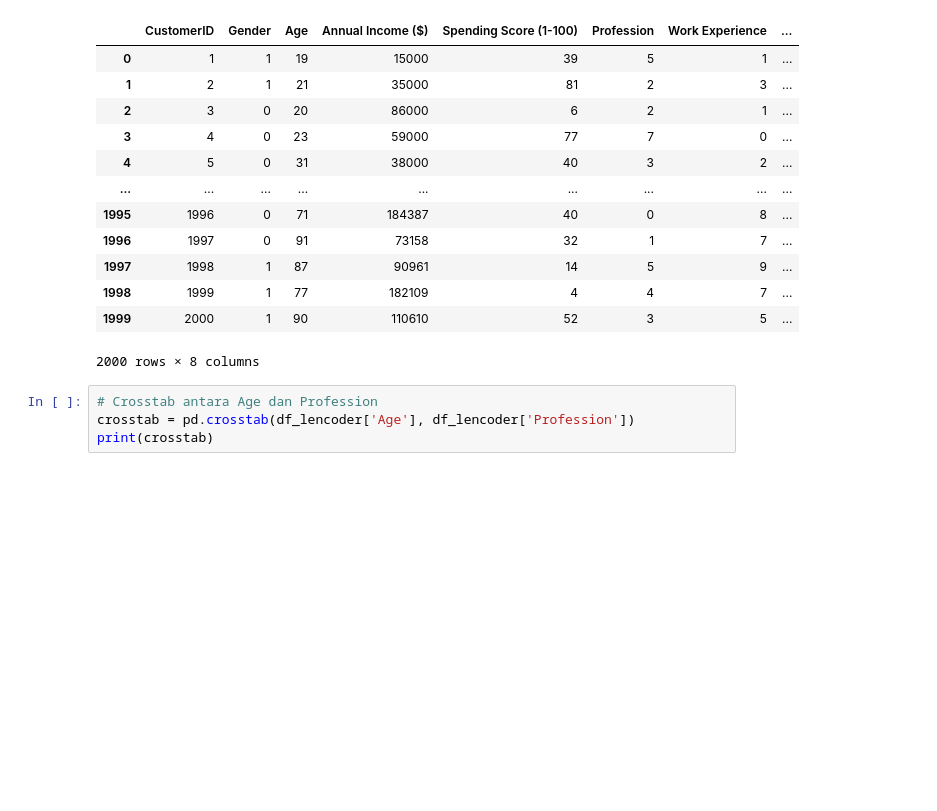
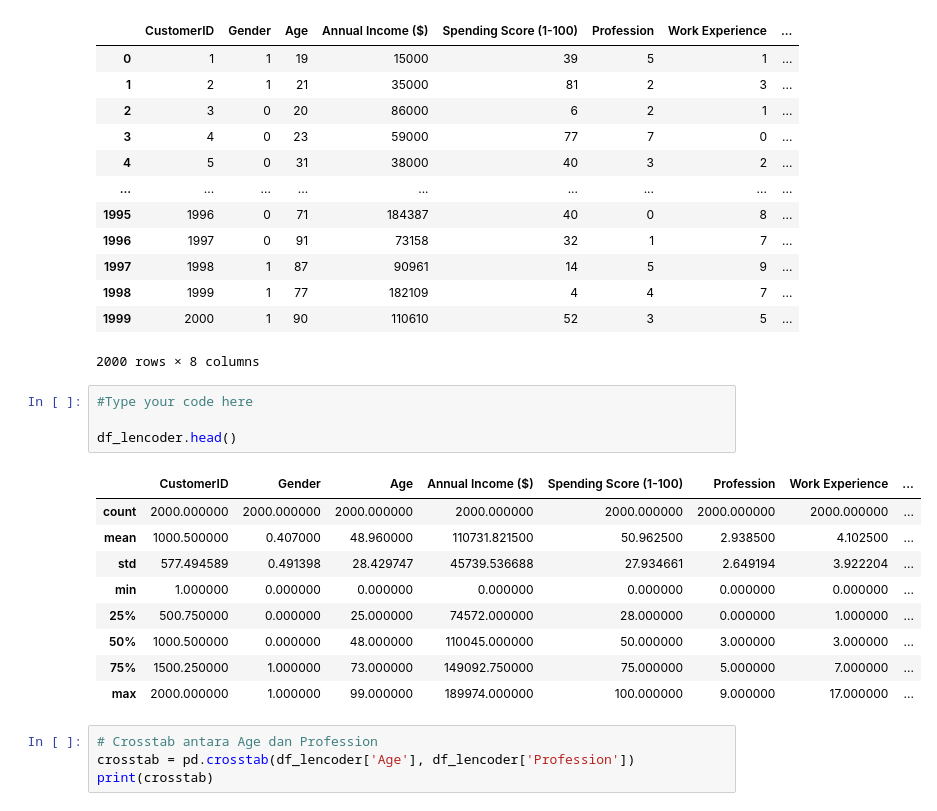
Before and after one commit to MrasyidN/belajarMachineLearning, a Jupyter notebook: Proyek/[Clustering]_Submission_Akhir_BMLP_MuhammadRasyidNurrohim.ipynb, the cells around one changed output. Saved outputs shown, nothing was run; the diff lists cells and outputs as text; blank space fills up the shorter version.

```diff
--- a/Proyek/[Clustering]_Submission_Akhir_BMLP_MuhammadRasyidNurrohim.ipynb
+++ b/Proyek/[Clustering]_Submission_Akhir_BMLP_MuhammadRasyidNurrohim.ipynb
@@ -251,6 +251,20 @@ df_lencoder
 | 1998 | 1999 | 1 | 77 | 182109 | 4 | 4 | 7 | ... |
 | 1999 | 2000 | 1 | 90 | 110610 | 52 | 3 | 5 | ... |
 2000 rows × 8 columns
+# %%
+#Type your code here
+
+df_lencoder.head()
+# %% [output]
+|  | CustomerID | Gender | Age | Annual Income ($) | Spending Score (1-100) | Profession | Work Experience | ... |
+| count | 2000.000000 | 2000.000000 | 2000.000000 | 2000.000000 | 2000.000000 | 2000.000000 | 2000.000000 | ... |
+| mean | 1000.500000 | 0.407000 | 48.960000 | 110731.821500 | 50.962500 | 2.938500 | 4.102500 | ... |
+| std | 577.494589 | 0.491398 | 28.429747 | 45739.536688 | 27.934661 | 2.649194 | 3.922204 | ... |
+| min | 1.000000 | 0.000000 | 0.000000 | 0.000000 | 0.000000 | 0.000000 | 0.000000 | ... |
+| 25% | 500.750000 | 0.000000 | 25.000000 | 74572.000000 | 28.000000 | 0.000000 | 1.000000 | ... |
+| 50% | 1000.500000 | 0.000000 | 48.000000 | 110045.000000 | 50.000000 | 3.000000 | 3.000000 | ... |
+| 75% | 1500.250000 | 1.000000 | 73.000000 | 149092.750000 | 75.000000 | 5.000000 | 7.000000 | ... |
+| max | 2000.000000 | 1.000000 | 99.000000 | 189974.000000 | 100.000000 | 9.000000 | 17.000000 | ... |
 # %%
 # Crosstab antara Age dan Profession
 crosstab = pd.crosstab(df_lencoder['Age'], df_lencoder['Profession'])
```
Also changed, not shown: parts of 4 cells of this notebook.
